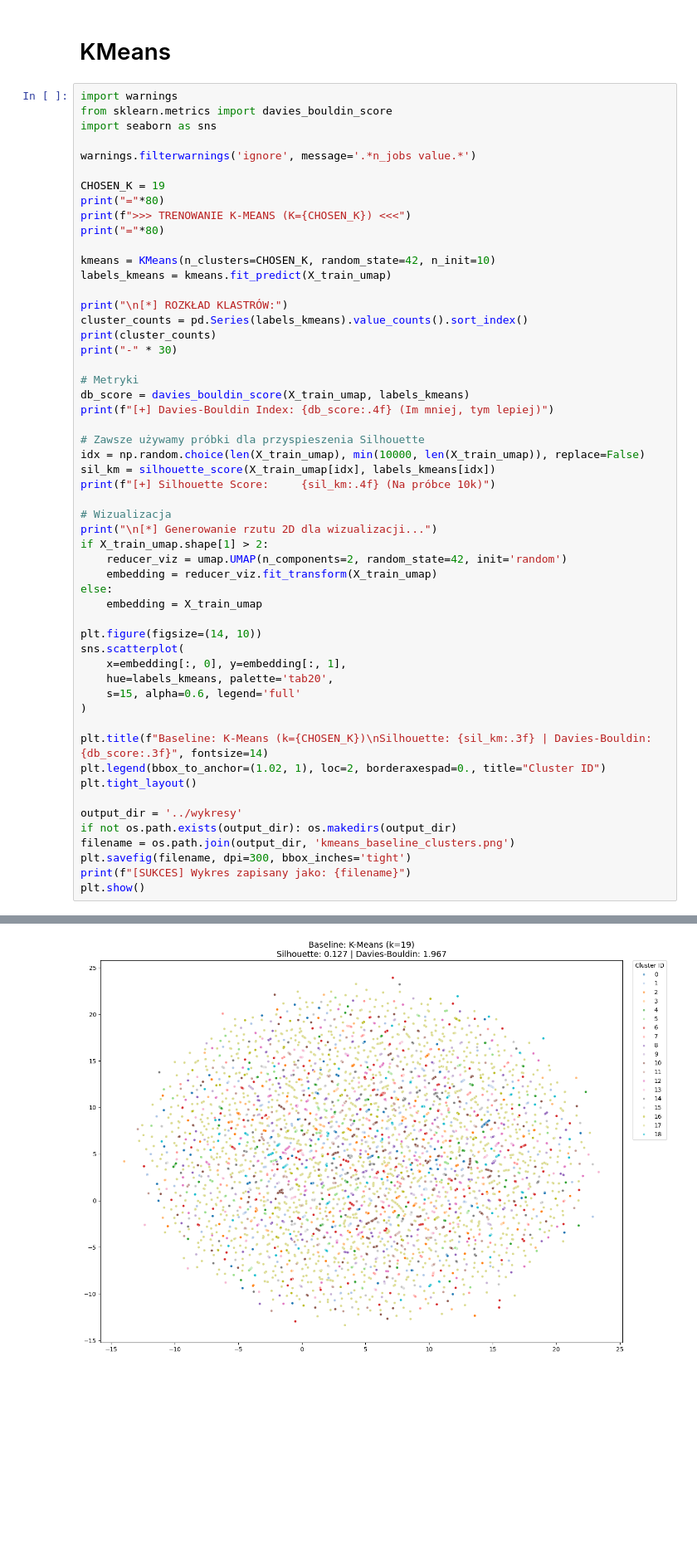
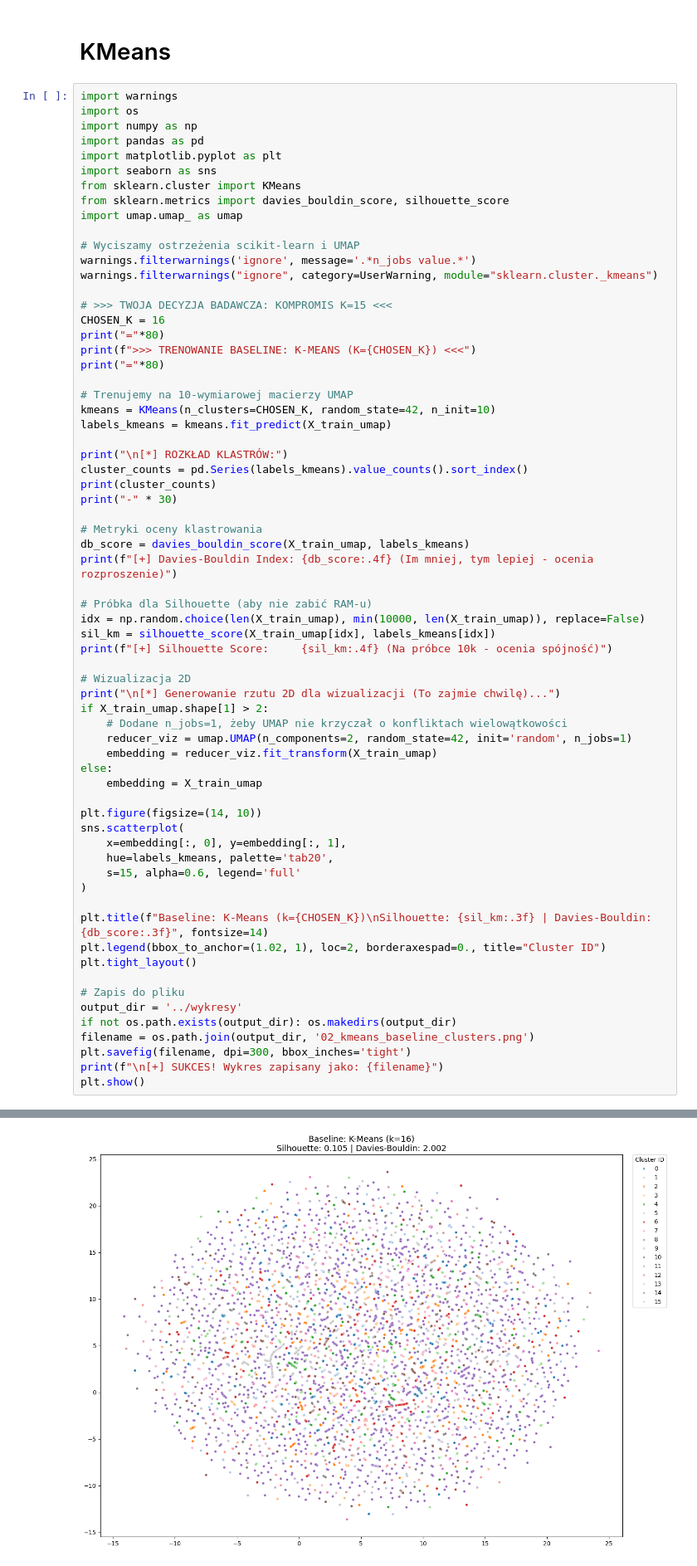
Before and after one commit to GITsciula/semi-supervised-honeypot-ml, a Jupyter notebook: notatniki/01_KMeans_Baseline.ipynb, the cells around one changed output, grey strips where cells are left out. Shown at 83% size. Saved outputs shown, nothing was run; the diff lists cells and outputs as text; blank space fills up the shorter version.

Commit message:
Poprawa KMeans (01_KMeans_Baseline)

```diff
--- a/notatniki/01_KMeans_Baseline.ipynb
+++ b/notatniki/01_KMeans_Baseline.ipynb
@@ -293,16 +340,26 @@ plt.show()
 # KMeans
 # %%
 import warnings
-from sklearn.metrics import davies_bouldin_score
+import os
+import numpy as np
+import pandas as pd
+import matplotlib.pyplot as plt
 import seaborn as sns
+from sklearn.cluster import KMeans
+from sklearn.metrics import davies_bouldin_score, silhouette_score
+import umap.umap_ as umap
 
+# Wyciszamy ostrzeżenia scikit-learn i UMAP
 warnings.filterwarnings('ignore', message='.*n_jobs value.*')
+warnings.filterwarnings("ignore", category=UserWarning, module="sklearn.cluster._kmeans")
 
-CHOSEN_K = 19
+# >>> TWOJA DECYZJA BADAWCZA: KOMPROMIS K=15 <<<
+CHOSEN_K = 16
 print("="*80)
-print(f">>> TRENOWANIE K-MEANS (K={CHOSEN_K}) <<<")
+print(f">>> TRENOWANIE BASELINE: K-MEANS (K={CHOSEN_K}) <<<")
 print("="*80)
 
+# Trenujemy na 10-wymiarowej macierzy UMAP
 kmeans = KMeans(n_clusters=CHOSEN_K, random_state=42, n_init=10)
 labels_kmeans = kmeans.fit_predict(X_train_umap)
 
@@ -311,19 +368,20 @@ cluster_counts = pd.Series(labels_kmeans).value_counts().sort_index()
 print(cluster_counts)
 print("-" * 30)
 
-# Metryki
+# Metryki oceny klastrowania
 db_score = davies_bouldin_score(X_train_umap, labels_kmeans)
-print(f"[+] Davies-Bouldin Index: {db_score:.4f} (Im mniej, tym lepiej)")
+print(f"[+] Davies-Bouldin Index: {db_score:.4f} (Im mniej, tym lepiej - ocenia rozproszenie)")
 
-# Zawsze używamy próbki dla przyspieszenia Silhouette
+# Próbka dla Silhouette (aby nie zabić RAM-u)
 idx = np.random.choice(len(X_train_umap), min(10000, len(X_train_umap)), replace=False)
 sil_km = silhouette_score(X_train_umap[idx], labels_kmeans[idx])
-print(f"[+] Silhouette Score:     {sil_km:.4f} (Na próbce 10k)")
+print(f"[+] Silhouette Score:     {sil_km:.4f} (Na próbce 10k - ocenia spójność)")
 
-# Wizualizacja
-print("\n[*] Generowanie rzutu 2D dla wizualizacji...")
+# Wizualizacja 2D
+print("\n[*] Generowanie rzutu 2D dla wizualizacji (To zajmie chwilę)...")
 if X_train_umap.shape[1] > 2:
-    reducer_viz = umap.UMAP(n_components=2, random_state=42, init='random')
+    # Dodane n_jobs=1, żeby UMAP nie krzyczał o konfliktach wielowątkowości
+    reducer_viz = umap.UMAP(n_components=2, random_state=42, init='random', n_jobs=1)
     embedding = reducer_viz.fit_transform(X_train_umap)
 else:
     embedding = X_train_umap
@@ -339,11 +397,12 @@ plt.title(f"Baseline: K-Means (k={CHOSEN_K})\nSilhouette: {sil_km:.3f} | Davies-
 plt.legend(bbox_to_anchor=(1.02, 1), loc=2, borderaxespad=0., title="Cluster ID")
 plt.tight_layout()
 
+# Zapis do pliku
 output_dir = '../wykresy'
 if not os.path.exists(output_dir): os.makedirs(output_dir)
-filename = os.path.join(output_dir, 'kmeans_baseline_clusters.png')
+filename = os.path.join(output_dir, '02_kmeans_baseline_clusters.png')
 plt.savefig(filename, dpi=300, bbox_inches='tight')
-print(f"[SUKCES] Wykres zapisany jako: {filename}")
+print(f"\n[+] SUKCES! Wykres zapisany jako: {filename}")
 plt.show()
 # %% [output]
 ================================================================================
@@ -366 +425 @@ plt.show()
-[figure, old version]
+[figure, new version]
```
Also changed, not shown: parts of 3 cells of this notebook, 2 other files.
